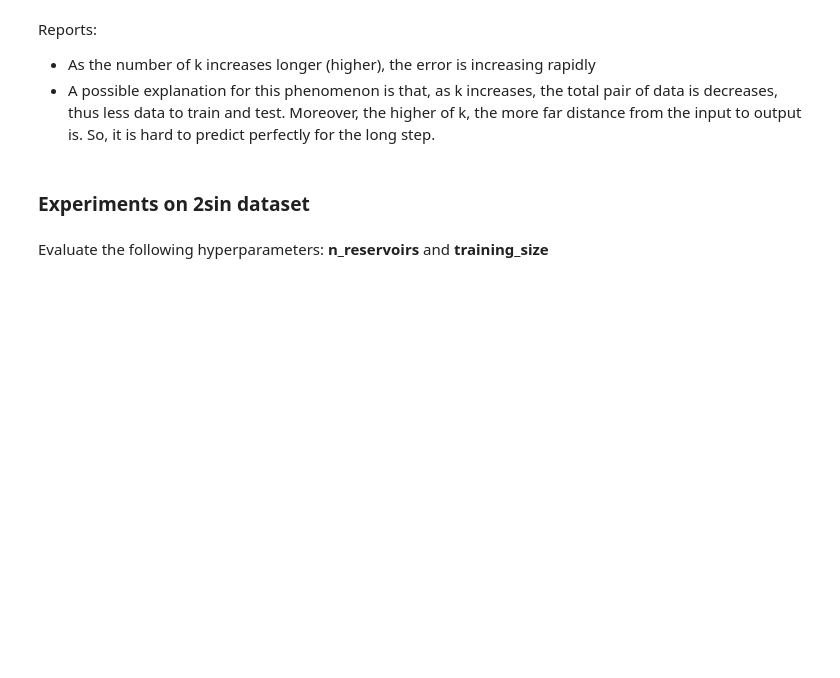
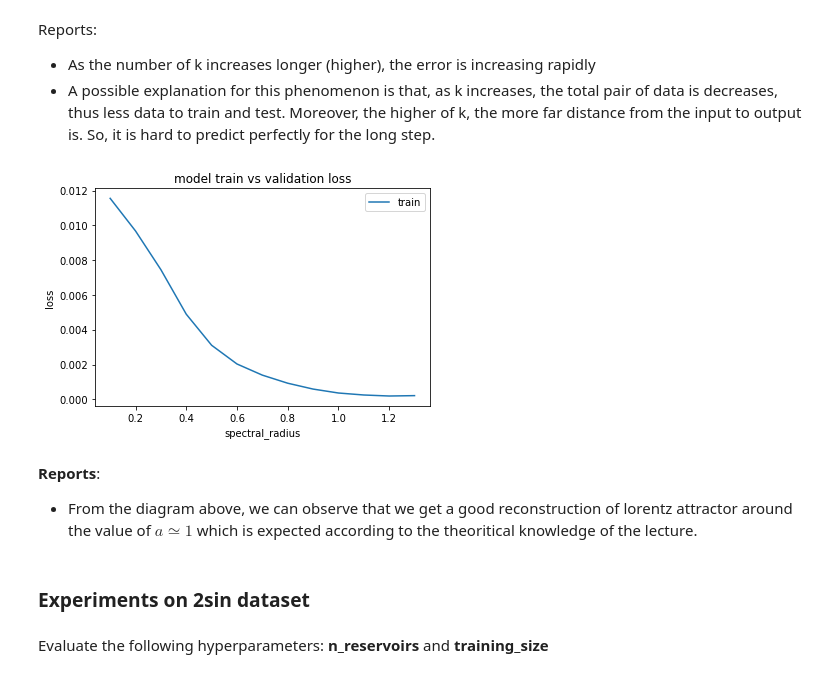
Before and after one commit to danielmai12/ESN, a Jupyter notebook: project.ipynb, the cells around one changed output. Drawn from its saved outputs; the diff is of its cells as text; code cells hidden in the pictures; blank space fills up the shorter version.

```diff
--- a/project.ipynb
+++ b/project.ipynb
@@ -343,6 +363,26 @@ for k = 250 --> MSE loss: 60.07586225322176
 Reports:
 - As the number of k increases longer (higher), the error is increasing rapidly
 - A possible explanation for this phenomenon is that, as k increases, the total pair of data is decreases, thus less data to train and test. Moreover, the higher of k, the more far distance from the input to output is. So, it is hard to predict perfectly for the long step.
+# %%
+a_tests = [0.1, 0.2, 0.3, 0.4, 0.5, 0.60, 0.7, 0.8, 0.9, 1, 1.1, 1.2, 1.3]
+lorenz_a_loss = []
+for a in a_tests:
+    io_pair, lorenz_train_pair, lorenz_test_pair = train_test_split(lorenz_data, test_size=0.2, k=20)
+    lorenz_current_state, lorenz_W_in, lorenz_W_r, lorenz_W_out = ESN_train(lorenz_train_pair, n_reservoirs=1000, a=a)
+    lorenz_test_loss, lorenz_targets, lorenz_predicts = ESN_k_step_predict(lorenz_test_pair,
+                                                          lorenz_current_state,
+                                                          lorenz_W_in,
+                                                          lorenz_W_r,
+                                                          lorenz_W_out,
+                                                          k=20)
+    lorenz_a_loss.append(lorenz_test_loss)
+
+plot_compare(a_tests, lorenz_a_loss)
+# %% [output]
+[figure, added]
+# %% [markdown]
+**Reports**:
+- From the diagram above, we can observe that we get a good reconstruction of lorentz attractor around the value of $a \simeq 1$  which is expected according to the theoritical knowledge of the lecture.
 # %% [markdown]
 ### Experiments on 2sin dataset
 # %%
```
Also changed, not shown: parts of 14 cells of this notebook.
